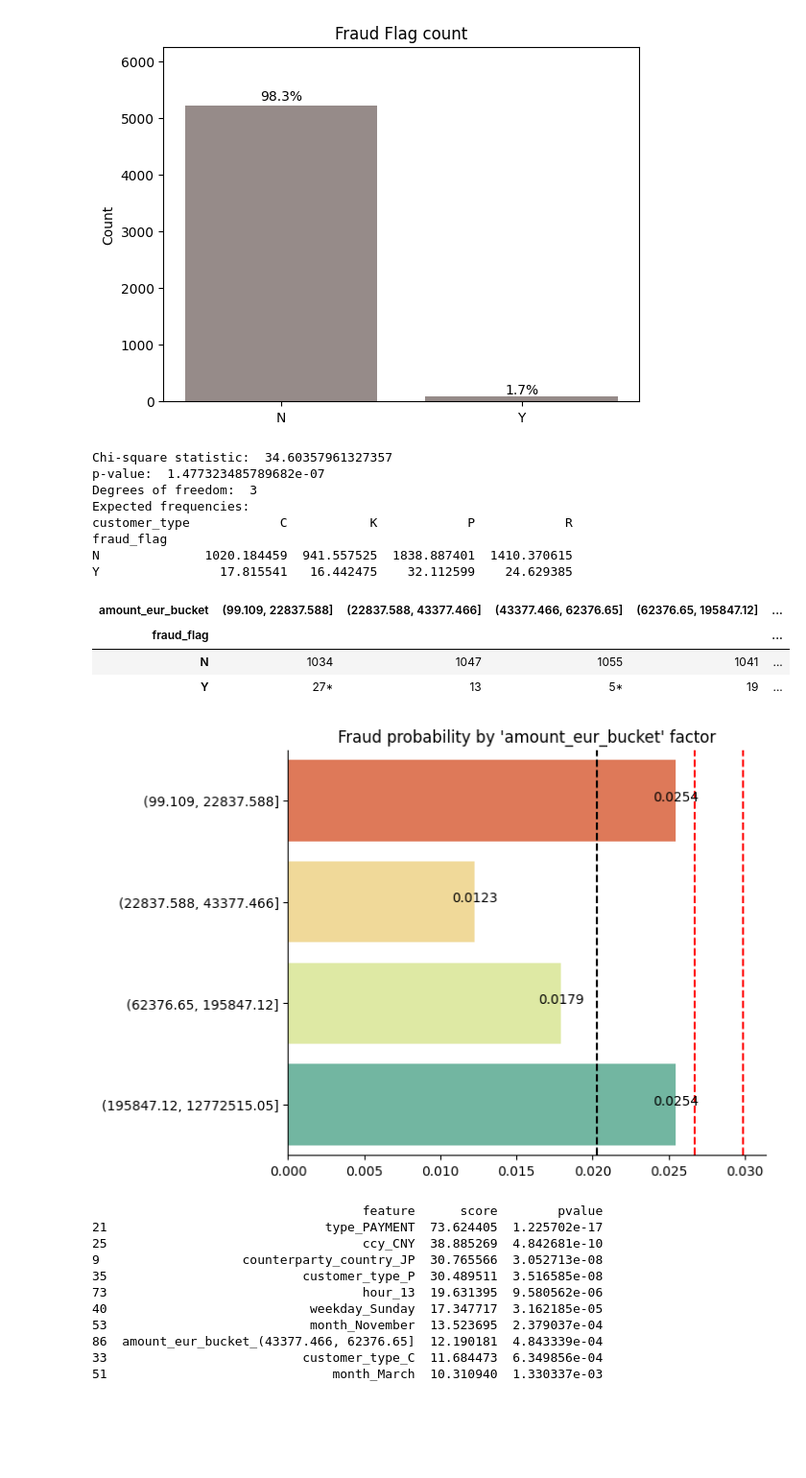
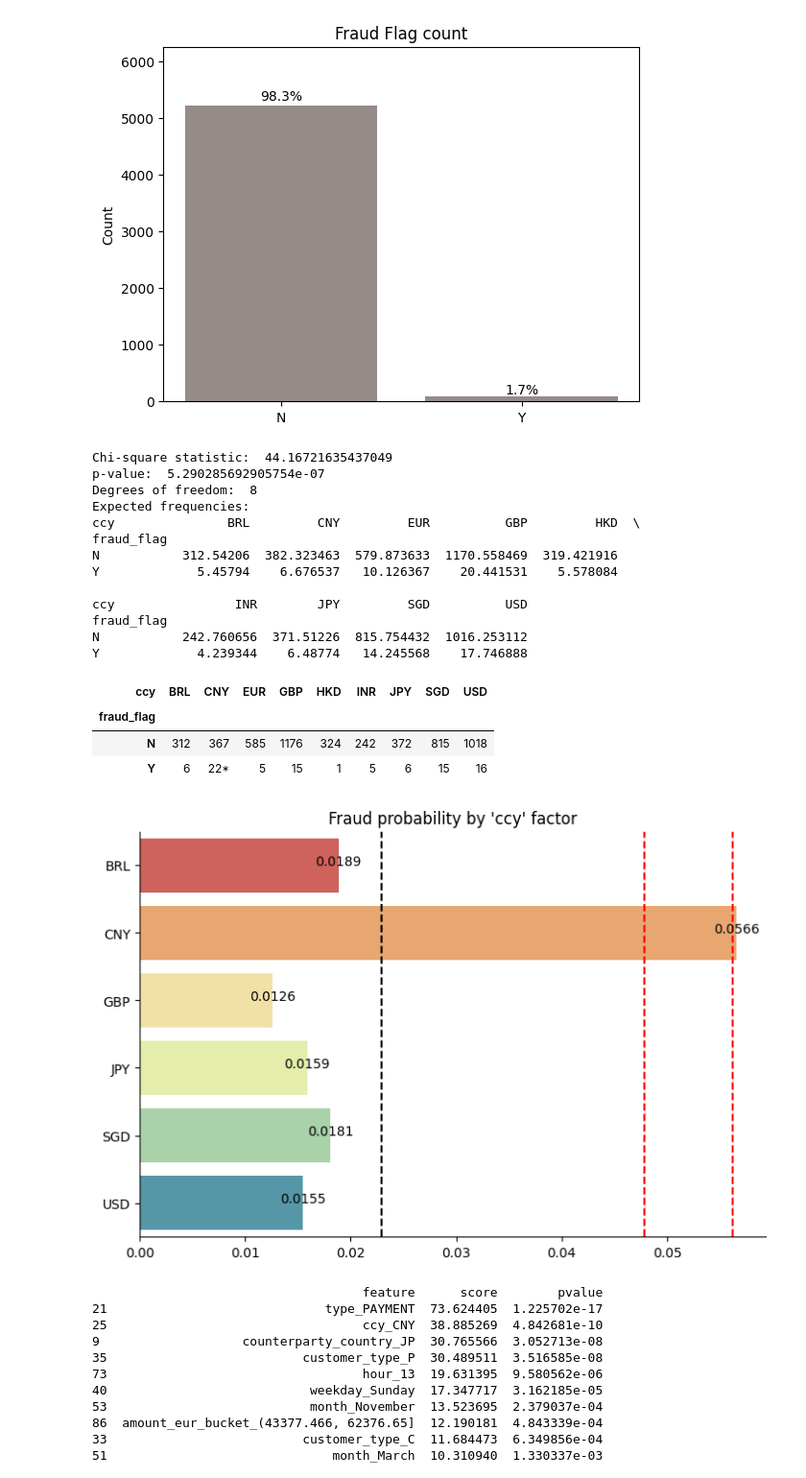
Before and after one commit to joint-hubs/Fraud-Detection, a Jupyter notebook: src/analysis.ipynb, the cells around one changed output. Shown at 96% size. Saved outputs shown, nothing was run; the diff lists cells and outputs as text; code cells hidden in the pictures; blank space fills up the shorter version.

```diff
--- a/src/analysis.ipynb
+++ b/src/analysis.ipynb
@@ -11,10 +11,10 @@ from funs import createMetaDictionary, createDictionary, plotDictionary, chi2_in
 # Data Collection
 
 # Raw Data
-all_trxns = pd.read_csv("all_trxns.csv", dtype={'counterparty': str})
+all_trxns = pd.read_csv("../all_trxns.csv", dtype={'counterparty': str})
 
 # Exchange Rates -> more info in currencies.ipynb
-currency_rates = pd.read_csv("exchange_rates.csv", header=None, names=["ccy", "date", "rate"])
+currency_rates = pd.read_csv("../exchange_rates.csv", header=None, names=["ccy", "date", "rate"])
 # %%
 # Data Cleaning and Preprocessing
 
@@ -85,15 +85,20 @@ See the caveats in the documentation: https://pandas.pydata.org/pandas-docs/stab
 # %%
 # Which variables could be associated with the fraud flag?
 
-chi2_independence(trxns_data, 'customer_type', 'fraud_flag', type = 'description')
+chi2_independence(trxns_data, 'ccy', 'fraud_flag', type = 'description')
 
 # after going through all the variables, i think it does not make sense to use the variables in the current state as probably the model would not be able to generalize well
 # %% [output]
-Chi-square statistic:  34.60357961327357
-p-value:  1.477323485789682e-07
-Degrees of freedom:  3
+Chi-square statistic:  44.16721635437049
+p-value:  5.290285692905754e-07
+Degrees of freedom:  8
 Expected frequencies:
-customer_type            C           K            P            R
+ccy               BRL         CNY         EUR          GBP         HKD  \
 fraud_flag
-N              1020.184459  941.557525  1838.887401  1410.370615
-Y                17.815541   16.442475    32.112599    24.629385
+N           312.54206  382.323463  579.873633  1170.558469  319.421916
+Y             5.45794    6.676537   10.126367    20.441531    5.578084
+
+ccy                INR        JPY         SGD          USD
+fraud_flag
+N           242.760656  371.51226  815.754432  1016.253112
+Y             4.239344    6.48774   14.245568    17.746888
@@ -103,23 +106,23 @@ Y                17.815541   16.442475    32.112599    24.629385
 # Are w able to identify factor within a variable that is associated with the fraud flag?
 # values with the * are the ones that have values significantly different than expected
 
-highlightTable(trxns_data, 'amount_eur_bucket', 'fraud_flag')
+highlightTable(trxns_data, 'ccy', 'fraud_flag')
 
 # there are a lot of factors within the variables that could be used to identify the fraud flag because the values are significantly different than expected
 # %% [output]
-| amount_eur_bucket | (99.109, 22837.588] | (22837.588, 43377.466] | (43377.466, 62376.65] | (62376.65, 195847.12] | ... |
-| fraud_flag |  |  |  |  | ... |
-| N | 1034 | 1047 | 1055 | 1041 | ... |
-| Y | 27* | 13 | 5* | 19 | ... |
+| ccy | BRL | CNY | EUR | GBP | HKD | INR | JPY | SGD | USD |
+| fraud_flag |  |  |  |  |  |  |  |  |  |
+| N | 312 | 367 | 585 | 1176 | 324 | 242 | 372 | 815 | 1018 |
+| Y | 6 | 22* | 5 | 15 | 1 | 5 | 6 | 15 | 16 |
 # %%
 # How does it look?
 # black dashed line is the mean value
 # red dashed lines are the values of mean plus 1.5 and 2 standard deviations
 # red solid line is the value of quantile (by default 0.9) plus standard deviation
 
-plotDictionary(trxns_data, colname = 'amount_eur_bucket', quantile_threshold = .9, count_filter = 5)
+plotDictionary(trxns_data, colname = 'ccy', quantile_threshold = .9, count_filter = 5)
 # %% [output]
-[figure, old version]
+[figure, new version]
 # %%
 # One hot encoding and ANOVA f-test
 
```
Also changed, not shown: parts of 1 cell of this notebook, 4 other files.
